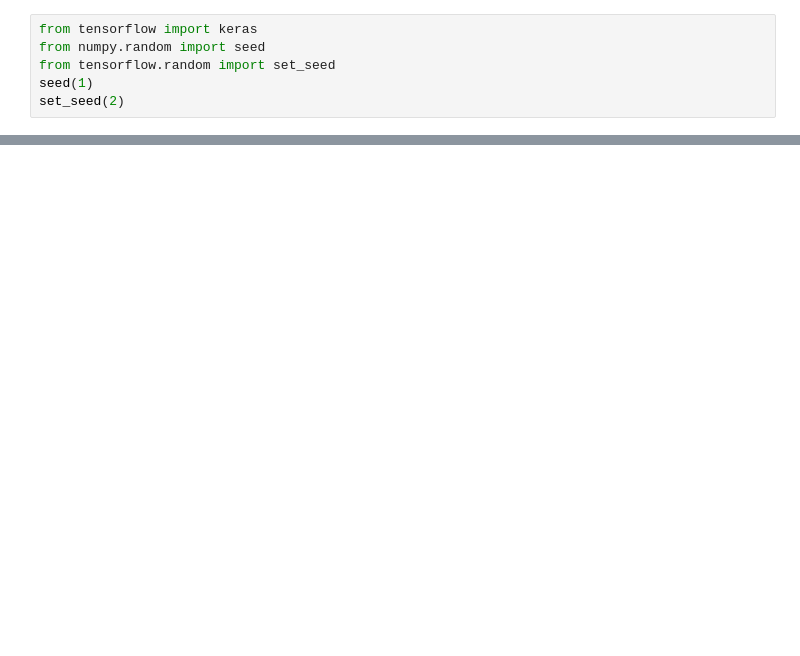
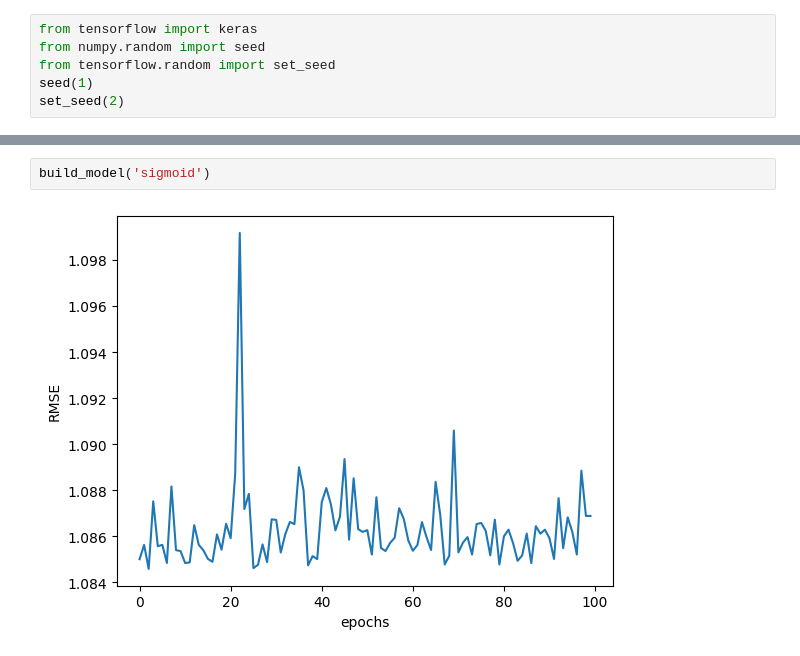
Before and after one commit to OncleBobby/kaggle-competitions, a Jupyter notebook: notebooks/stock.ipynb, the cells around one changed output, grey strips where cells are left out. Saved outputs shown, nothing was run; the diff lists cells and outputs as text; blank space fills up the shorter version.

```diff
--- a/notebooks/stock.ipynb
+++ b/notebooks/stock.ipynb
@@ -45,0 +48,4 @@ y_train['reod'].head()
+# %%
+build_model('sigmoid')
+# %% [output]
+[figure, added]
```
Also changed, not shown: parts of 14 cells of this notebook.
